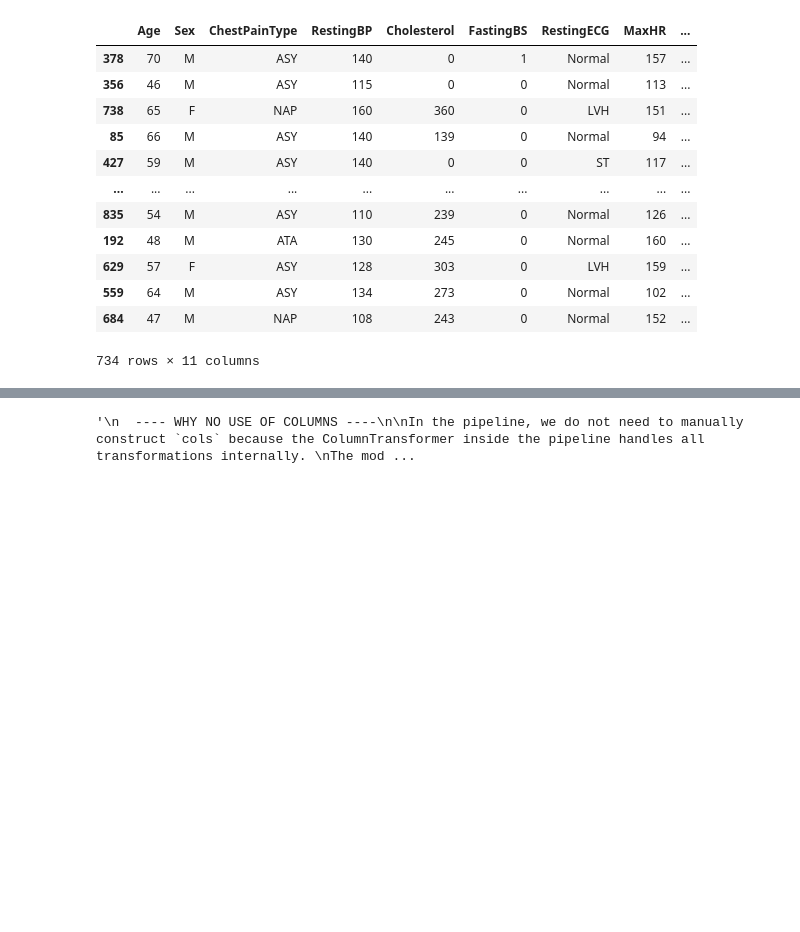
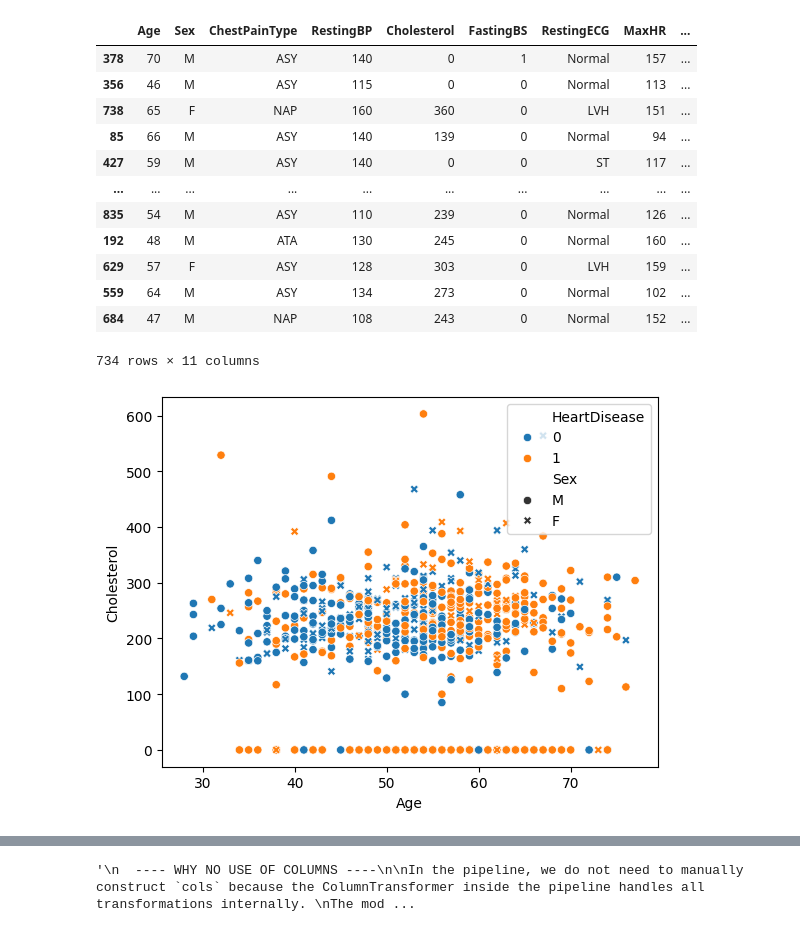
Before and after one commit to Ashura369/Python_and_Data_Science, a Jupyter notebook: 0 ML lecture/9_4 .ipynb, the cells around one changed output, grey strips where cells are left out. Drawn from its saved outputs; the diff is of its cells as text; code cells hidden in the pictures; blank space fills up the shorter version.

```diff
--- a/0 ML lecture/9_4 .ipynb
+++ b/0 ML lecture/9_4 .ipynb
@@ -199,3 +199,10 @@ x_train
 | 559 | 64 | M | ASY | 134 | 273 | 0 | Normal | 102 | ... |
 | 684 | 47 | M | NAP | 108 | 243 | 0 | Normal | 152 | ... |
 734 rows × 11 columns
+# %%
+x_train_concat = pd.concat([x_train, y_train], axis=1)
+
+sns.scatterplot(x_train_concat, x='Age', y='Cholesterol', hue='HeartDisease', style='Sex')
+plt.show()
+# %% [output]
+[figure, added]
```
Also changed, not shown: parts of 3 cells of this notebook.
